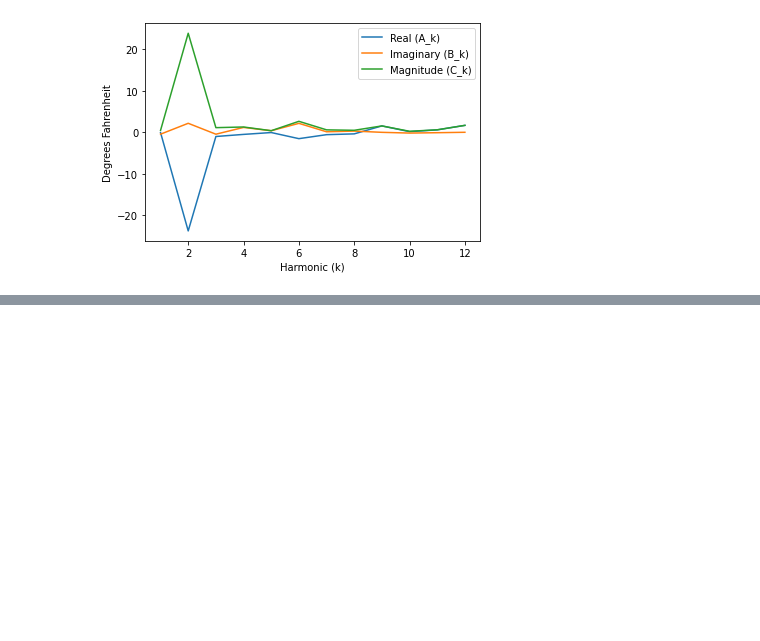
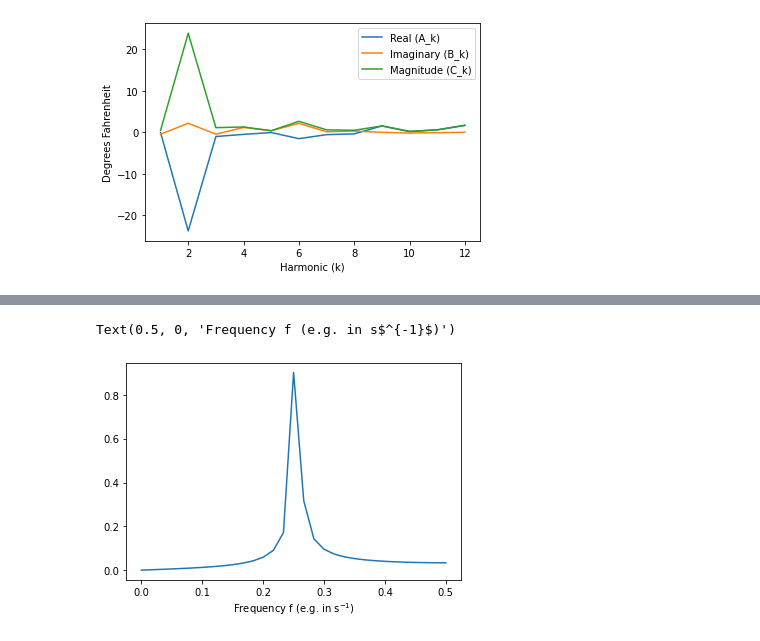
Before and after one commit to janzika/MATH5271, a Jupyter notebook: Lecture 4/MATH5271_2022_T1_Week4Lecture.ipynb, the cells around one changed output, grey strips where cells are left out. Drawn from its saved outputs; the diff is of its cells as text; code cells hidden in the pictures; blank space fills up the shorter version.

```diff
--- a/Lecture 4/MATH5271_2022_T1_Week4Lecture.ipynb
+++ b/Lecture 4/MATH5271_2022_T1_Week4Lecture.ipynb
@@ -311,0 +336,12 @@ If everyone in your group is finished and getting bored here are a few things yo
+# %%
+n = 60 #length of data set (e.g. in seconds)
+t_obs = np.arange(0,n,1) #time of observations
+f=45/n # Aliased if bigger than 1/2 (e.g. once every 2 sec)
+cosfnc_subsample = np.cos(2*np.pi*t_obs*f)
+Hk = np.fft.rfft(cosfnc_subsample,n+1)
+C_k = abs(Hk[0:(int(n/2)+1)])/(n/2)
+plt.plot(np.arange(0,int(n/2)+1)/n,C_k)
+plt.xlabel('Frequency f (e.g. in s$^{-1}$)')
+# %% [output]
+Text(0.5, 0, 'Frequency f (e.g. in s$^{-1}$)')
+[figure, added]
```
Also changed, not shown: parts of 26 cells of this notebook.
